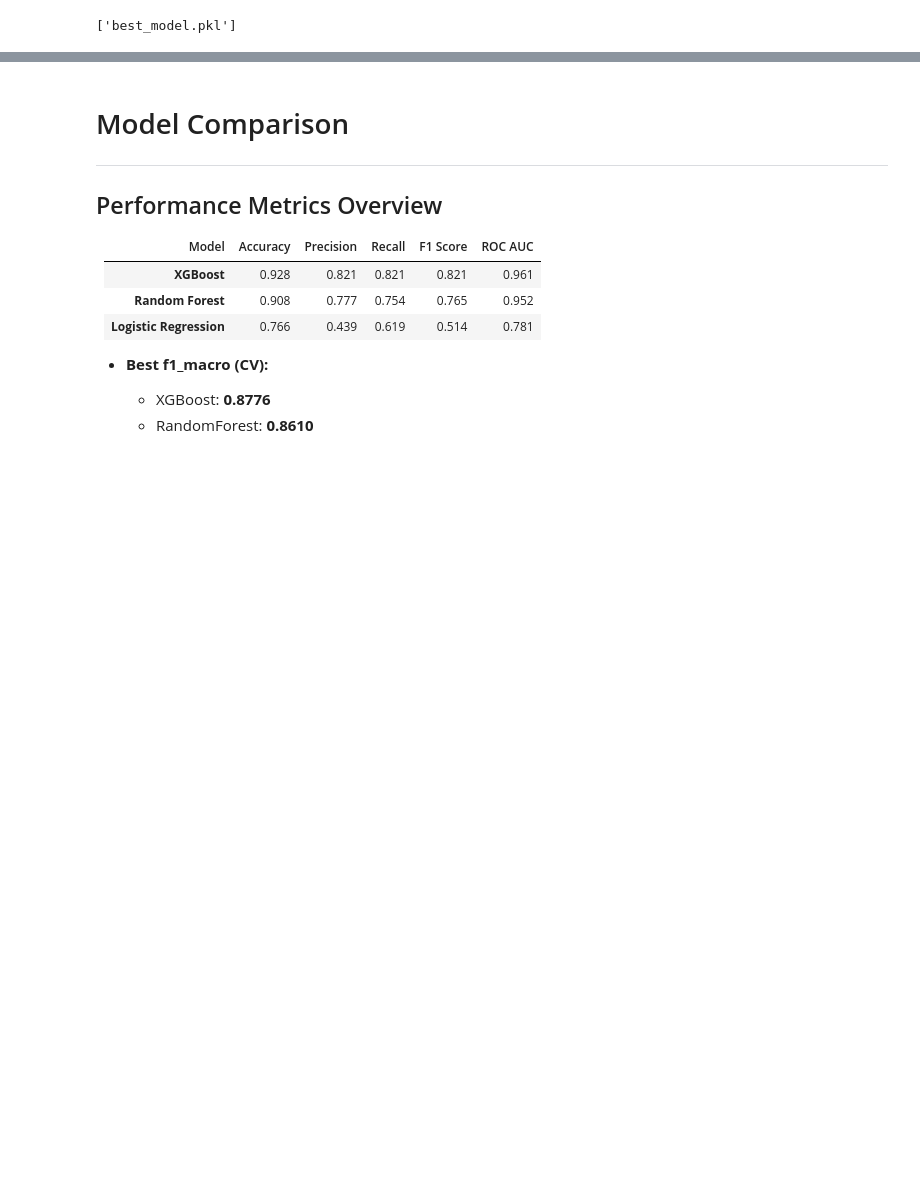
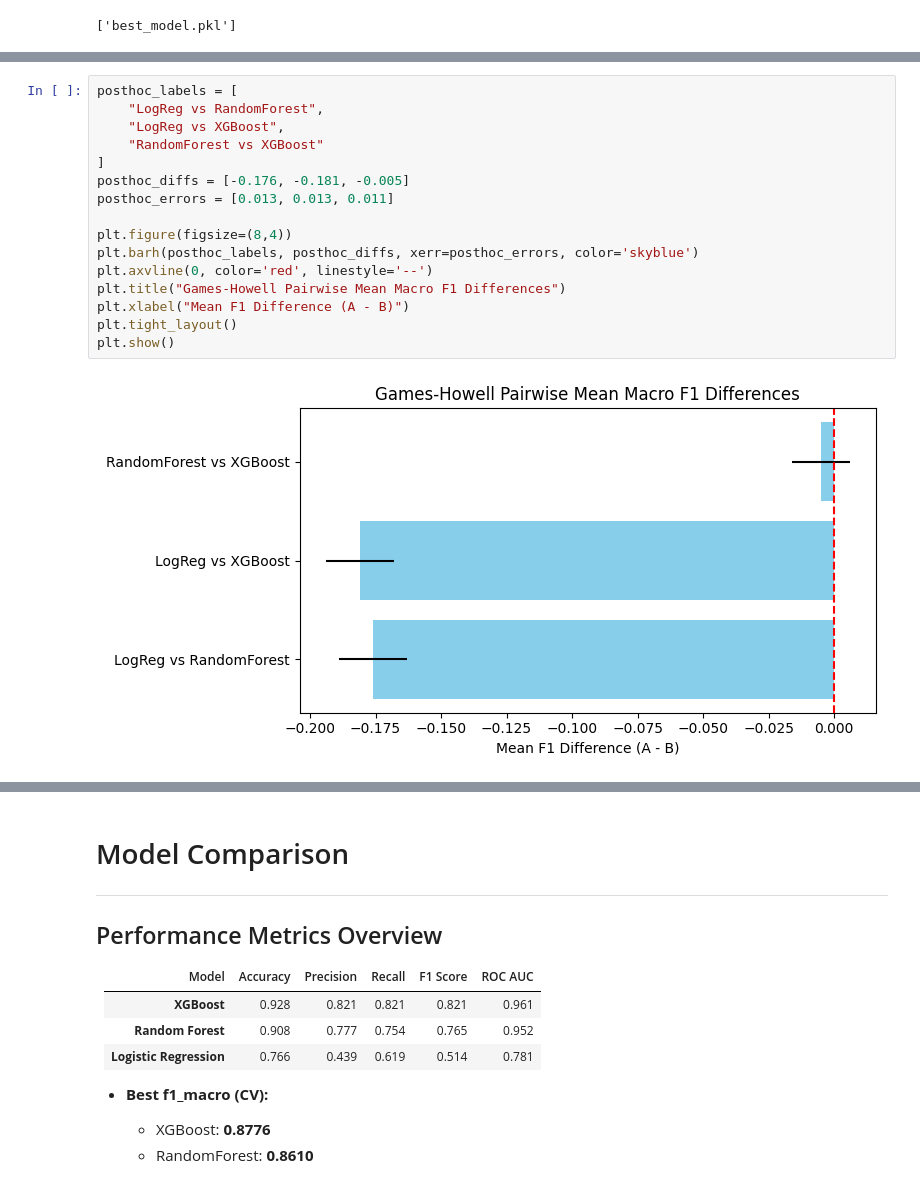
Before and after one commit to zuzann18/Loan_default, a Jupyter notebook: Applied_Data_Science_Loan_Default_Zuzanna_Walus.ipynb, the cells around one changed output, grey strips where cells are left out. Saved outputs shown, nothing was run; the diff lists cells and outputs as text; blank space fills up the shorter version.

```diff
--- a/Applied_Data_Science_Loan_Default_Zuzanna_Walus.ipynb
+++ b/Applied_Data_Science_Loan_Default_Zuzanna_Walus.ipynb
@@ -1280,0 +1397,18 @@ Welch ANOVA:
+# %%
+posthoc_labels = [
+    "LogReg vs RandomForest",
+    "LogReg vs XGBoost",
+    "RandomForest vs XGBoost"
+]
+posthoc_diffs = [-0.176, -0.181, -0.005]
+posthoc_errors = [0.013, 0.013, 0.011]
+
+plt.figure(figsize=(8,4))
+plt.barh(posthoc_labels, posthoc_diffs, xerr=posthoc_errors, color='skyblue')
+plt.axvline(0, color='red', linestyle='--')
+plt.title("Games-Howell Pairwise Mean Macro F1 Differences")
+plt.xlabel("Mean F1 Difference (A - B)")
+plt.tight_layout()
+plt.show()
+# %% [output]
+[figure, added]
```
Also changed, not shown: parts of 6 cells of this notebook.
